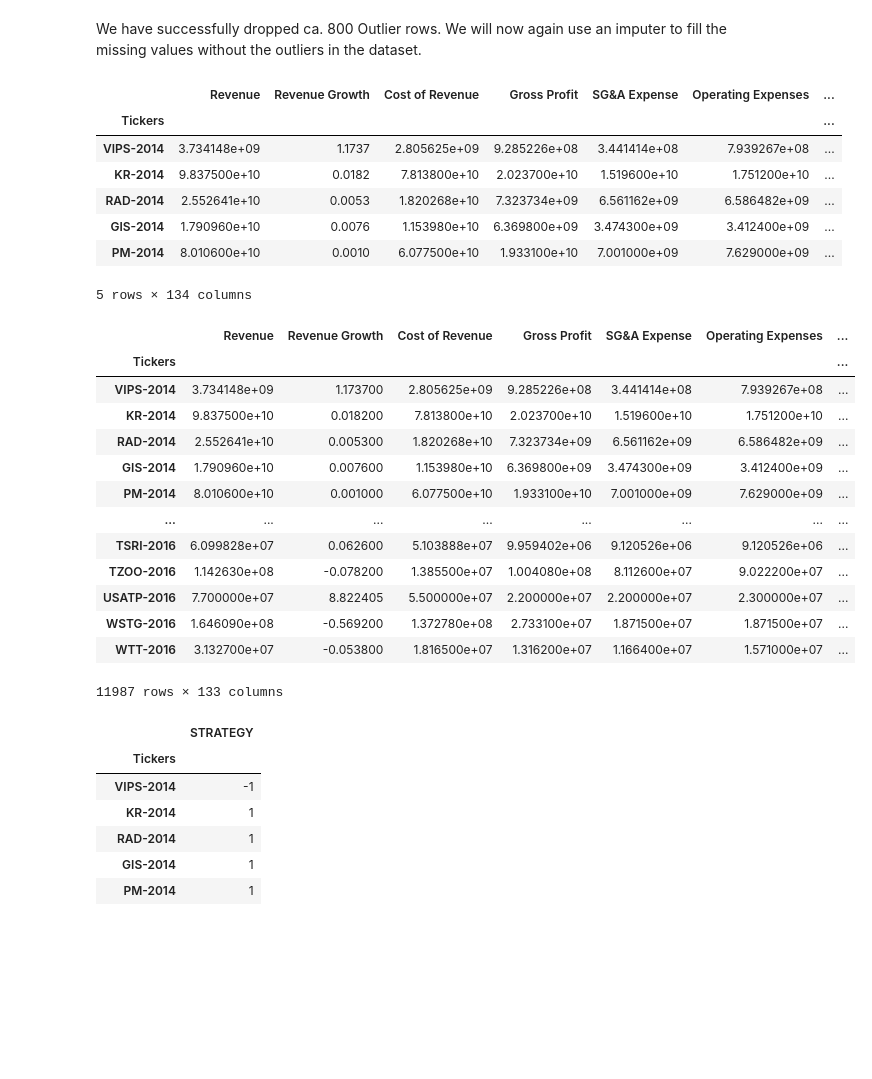
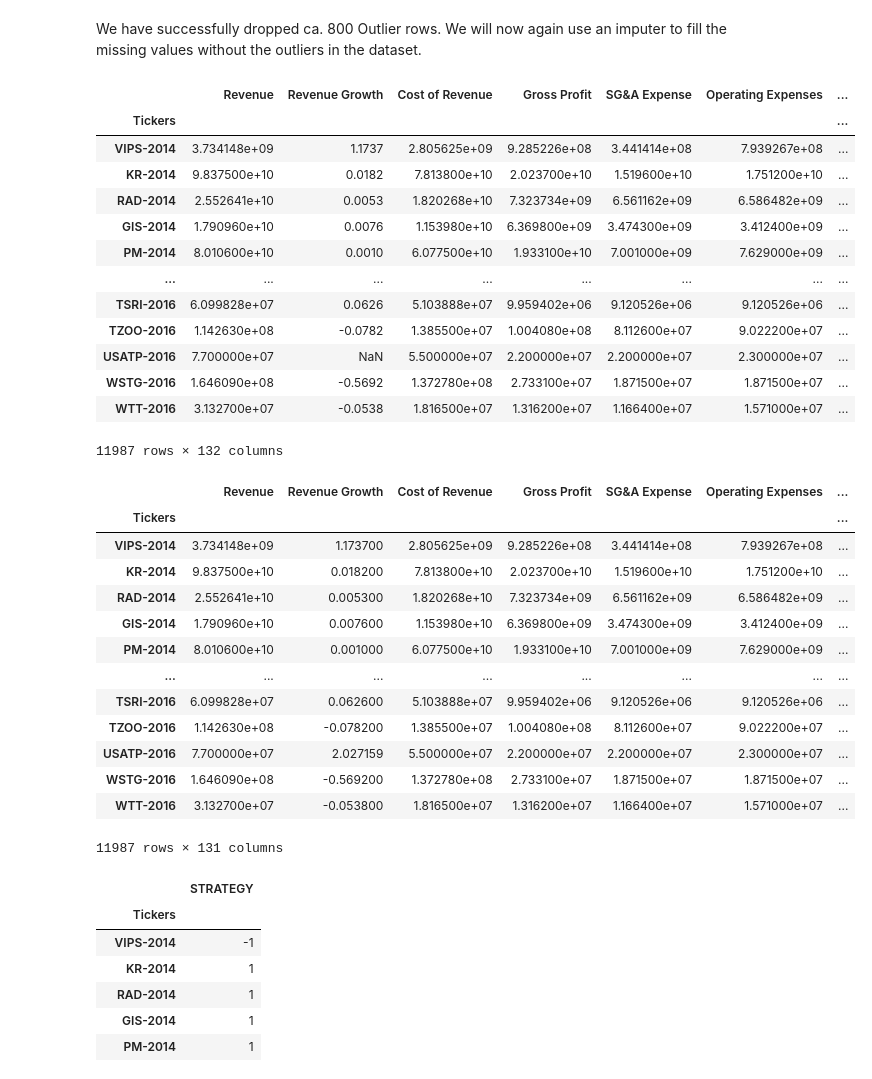
Before and after one commit to frheus/ML_Finance, a Jupyter notebook: test.ipynb, the cells around one changed output. Drawn from its saved outputs; the diff is of its cells as text; code cells hidden in the pictures; blank space fills up the shorter version.

```diff
--- a/test.ipynb
+++ b/test.ipynb
@@ -607,18 +614,26 @@ ticker_X_train
 # %% [markdown]
 We have successfully dropped ca. 800 Outlier rows. We will now again use an imputer to fill the missing values without the outliers in the dataset.
 # %%
-X_train = X_train.join(ticker_X_train)
+X_train = X_train.join(ticker_X_train).copy()
 X_train = X_train.dropna(subset=['p'])
-X_train.head()
+X_train = X_train.drop(columns='mahalanobis').copy()
+X_train = X_train.drop(columns='p').copy()
+X_train
 # %% [output]
 |  | Revenue | Revenue Growth | Cost of Revenue | Gross Profit | SG&A Expense | Operating Expenses | ... |
 | Tickers |  |  |  |  |  |  | ... |
 | VIPS-2014 | 3.734148e+09 | 1.1737 | 2.805625e+09 | 9.285226e+08 | 3.441414e+08 | 7.939267e+08 | ... |
 | KR-2014 | 9.837500e+10 | 0.0182 | 7.813800e+10 | 2.023700e+10 | 1.519600e+10 | 1.751200e+10 | ... |
 | RAD-2014 | 2.552641e+10 | 0.0053 | 1.820268e+10 | 7.323734e+09 | 6.561162e+09 | 6.586482e+09 | ... |
 | GIS-2014 | 1.790960e+10 | 0.0076 | 1.153980e+10 | 6.369800e+09 | 3.474300e+09 | 3.412400e+09 | ... |
 | PM-2014 | 8.010600e+10 | 0.0010 | 6.077500e+10 | 1.933100e+10 | 7.001000e+09 | 7.629000e+09 | ... |
+| ... | ... | ... | ... | ... | ... | ... | ... |
+| TSRI-2016 | 6.099828e+07 | 0.0626 | 5.103888e+07 | 9.959402e+06 | 9.120526e+06 | 9.120526e+06 | ... |
+| TZOO-2016 | 1.142630e+08 | -0.0782 | 1.385500e+07 | 1.004080e+08 | 8.112600e+07 | 9.022200e+07 | ... |
+| USATP-2016 | 7.700000e+07 | NaN | 5.500000e+07 | 2.200000e+07 | 2.200000e+07 | 2.300000e+07 | ... |
+| WSTG-2016 | 1.646090e+08 | -0.5692 | 1.372780e+08 | 2.733100e+07 | 1.871500e+07 | 1.871500e+07 | ... |
+| WTT-2016 | 3.132700e+07 | -0.0538 | 1.816500e+07 | 1.316200e+07 | 1.166400e+07 | 1.571000e+07 | ... |
-5 rows × 134 columns
+11987 rows × 132 columns
 # %%
 # Copy X_train to X_train_imputed
 X_train_new = X_train.select_dtypes(include =['float64']).copy()
@@ -656,10 +670,10 @@ X_train_new
 | ... | ... | ... | ... | ... | ... | ... | ... |
 | TSRI-2016 | 6.099828e+07 | 0.062600 | 5.103888e+07 | 9.959402e+06 | 9.120526e+06 | 9.120526e+06 | ... |
 | TZOO-2016 | 1.142630e+08 | -0.078200 | 1.385500e+07 | 1.004080e+08 | 8.112600e+07 | 9.022200e+07 | ... |
-| USATP-2016 | 7.700000e+07 | 8.822405 | 5.500000e+07 | 2.200000e+07 | 2.200000e+07 | 2.300000e+07 | ... |
+| USATP-2016 | 7.700000e+07 | 2.027159 | 5.500000e+07 | 2.200000e+07 | 2.200000e+07 | 2.300000e+07 | ... |
 | WSTG-2016 | 1.646090e+08 | -0.569200 | 1.372780e+08 | 2.733100e+07 | 1.871500e+07 | 1.871500e+07 | ... |
 | WTT-2016 | 3.132700e+07 | -0.053800 | 1.816500e+07 | 1.316200e+07 | 1.166400e+07 | 1.571000e+07 | ... |
-11987 rows × 133 columns
+11987 rows × 131 columns
 # %%
 y_train = pd.merge(y_train, ticker_X_train, how="outer", on = "Tickers")
 y_train = y_train.dropna(subset=['mahalanobis'])
```
Also changed, not shown: parts of 19 cells of this notebook.
